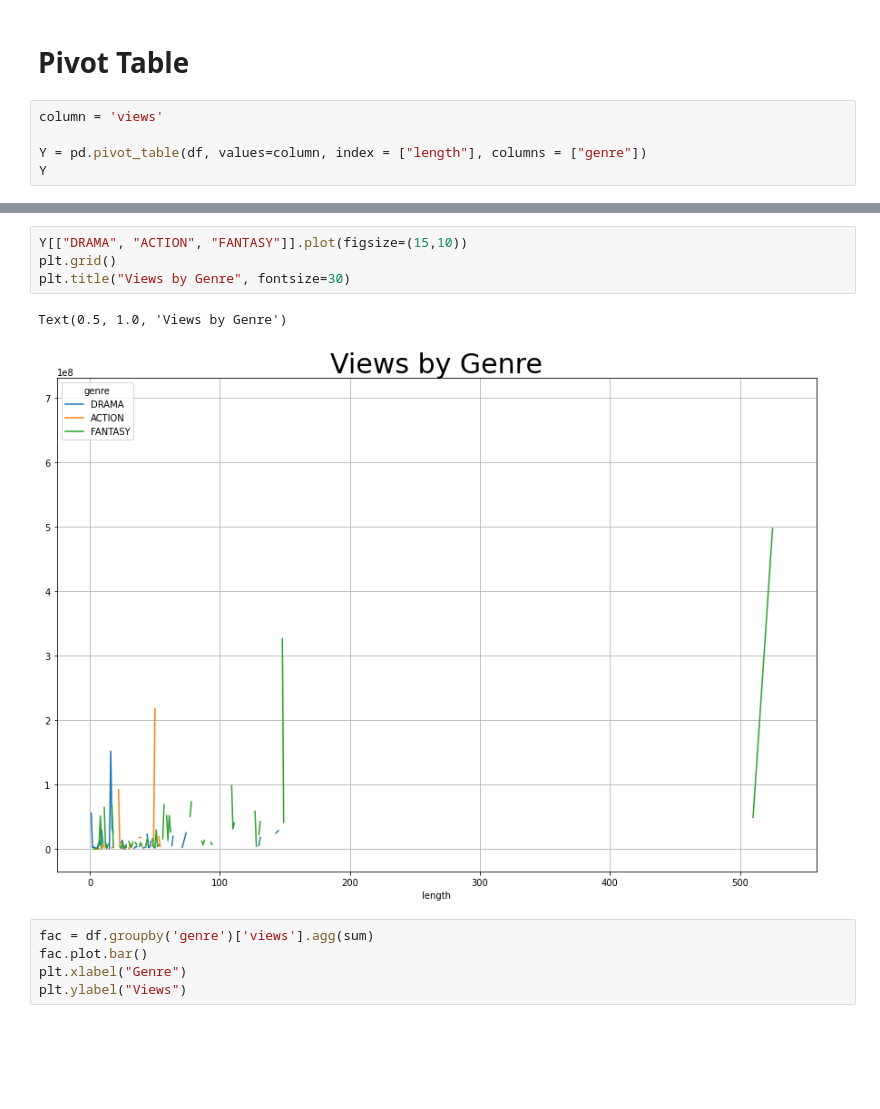
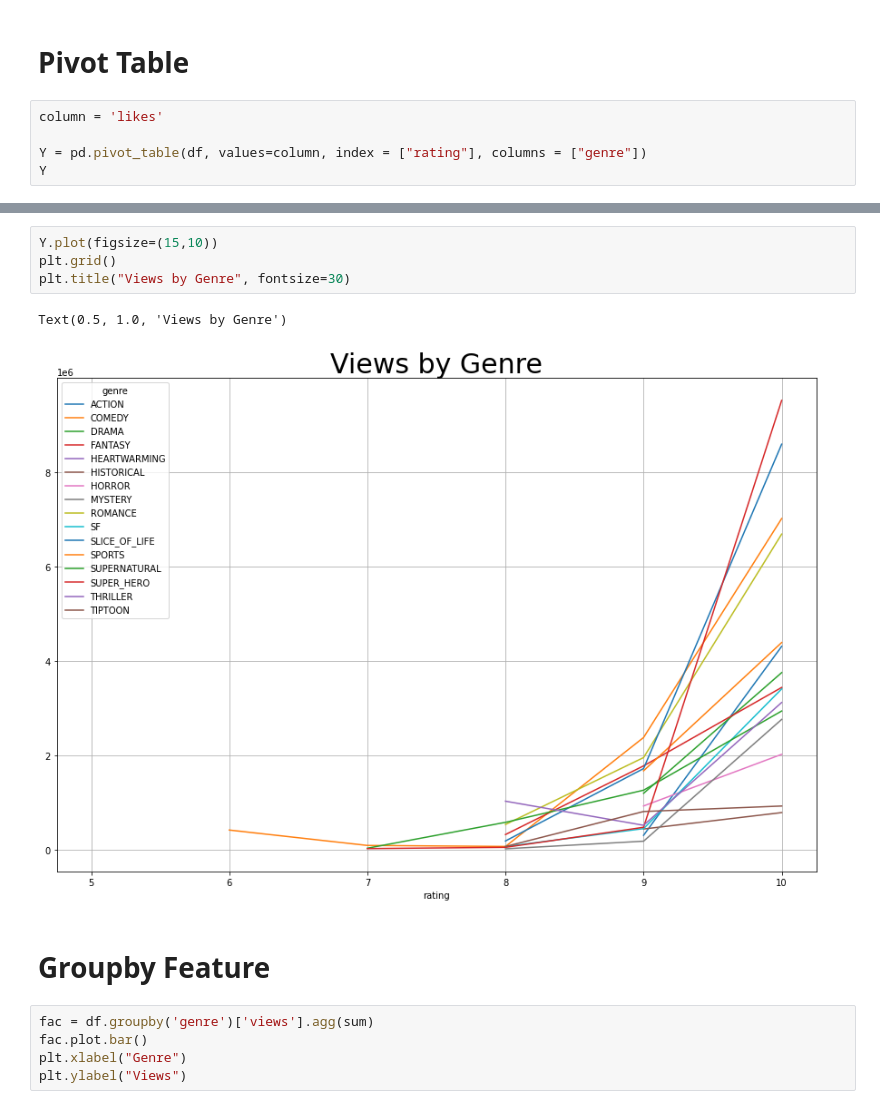
Before and after one commit to JohnLervandal/CS103A-CPA01, a Jupyter notebook: CPA01.ipynb, the cells around one changed output, grey strips where cells are left out. Cells and saved outputs as stored; diff of their text form; blank space fills up the shorter version.

```diff
--- a/CPA01.ipynb
+++ b/CPA01.ipynb
@@ -121,9 +121,9 @@ Text(0.5, 1.0, 'Views vs Likes')
 # %% [markdown]
 <h1> Pivot Table </h1>
 # %%
-column = 'views'
+column = 'likes'
 
-Y = pd.pivot_table(df, values=column, index = ["length"], columns = ["genre"])
+Y = pd.pivot_table(df, values=column, index = ["rating"], columns = ["genre"])
 Y
 # %% [output]
 | genre | ACTION | COMEDY | DRAMA | FANTASY | HEARTWARMING | HISTORICAL | HORROR | MYSTERY | ROMANCE | SF | ... |
@@ -160,10 +137,12 @@ Y[["DRAMA", "ACTION", "FANTASY"]]
 # %%
-Y[["DRAMA", "ACTION", "FANTASY"]].plot(figsize=(15,10))
+Y.plot(figsize=(15,10))
 plt.grid()
 plt.title("Views by Genre", fontsize=30)
 # %% [output]
 Text(0.5, 1.0, 'Views by Genre')
-[figure, old version]
+[figure, new version]
+# %% [markdown]
+<h1>Groupby Feature</h1>
 # %%
 fac = df.groupby('genre')['views'].agg(sum)
 fac.plot.bar()
```
Also changed, not shown: parts of 5 cells of this notebook.
